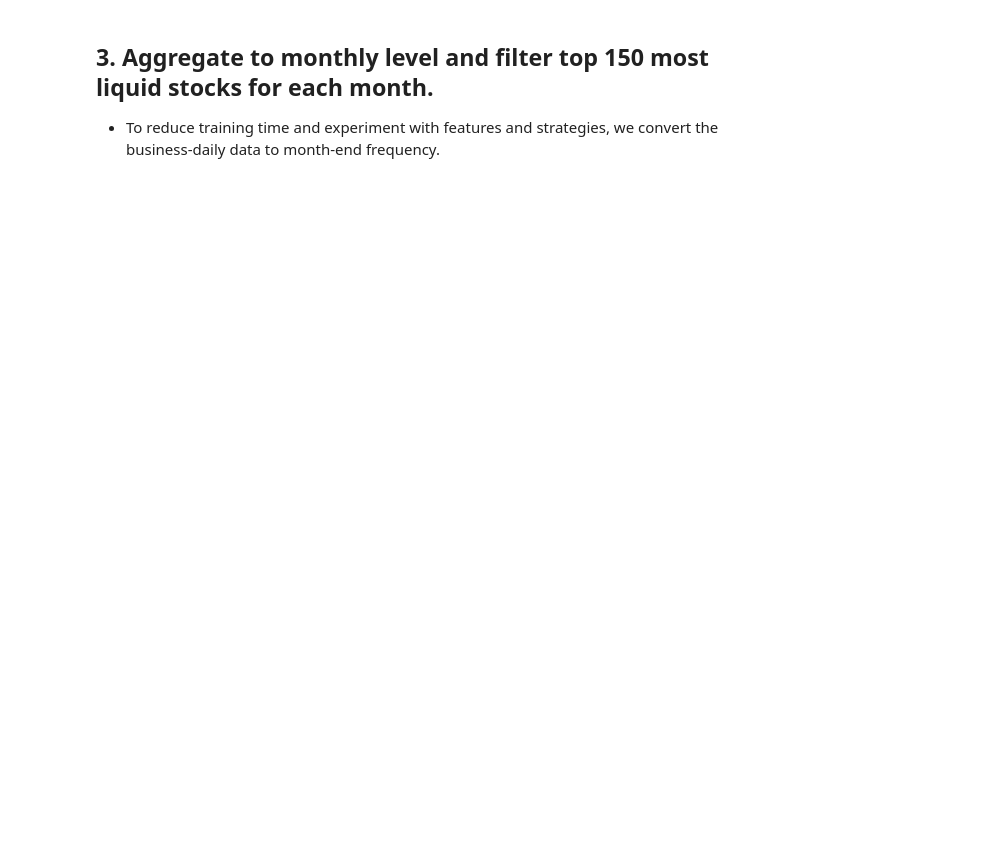
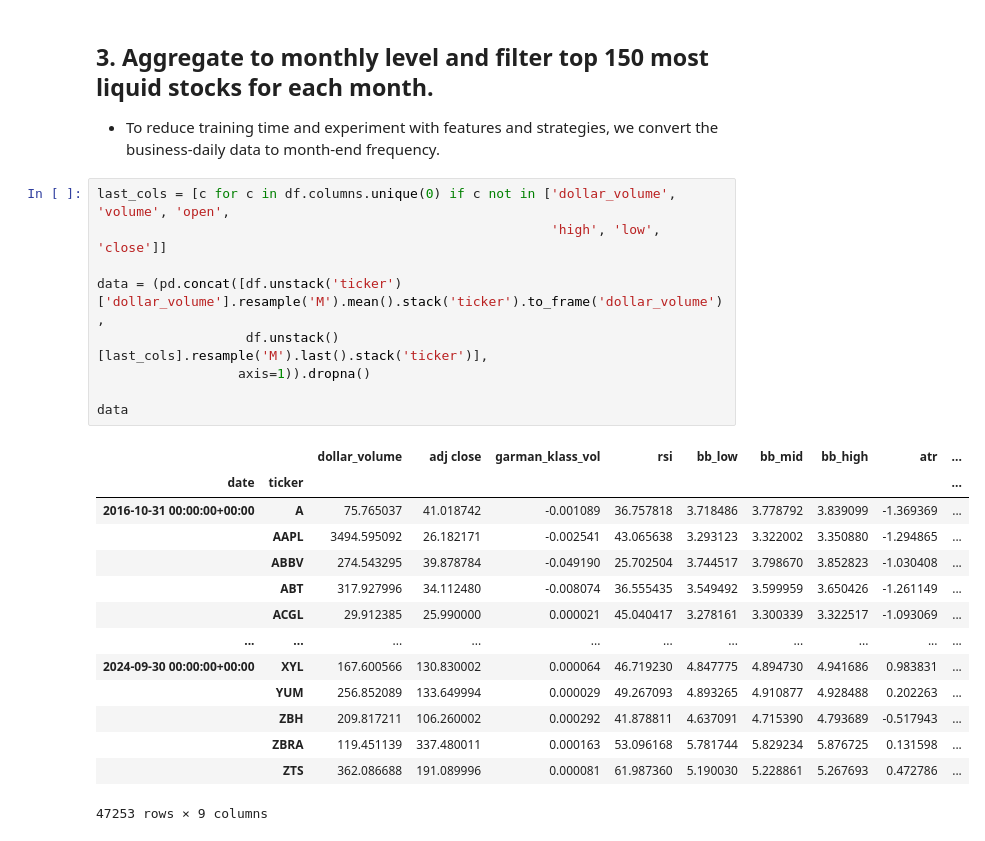
Before and after one commit to angadkhurana/ML-Algorithmic-Trading, a Jupyter notebook: ML_Quant_Strategies.ipynb, the cells around one changed output. Drawn from its saved outputs; the diff is of its cells as text; blank space fills up the shorter version.

Commit message:
Monthly aggregation for reducing granularity in data from reduced time/costs

```diff
--- a/ML_Quant_Strategies.ipynb
+++ b/ML_Quant_Strategies.ipynb
@@ -120,3 +120,27 @@ df
 ## 3. Aggregate to monthly level and filter top 150 most liquid stocks for each month.
 
 * To reduce training time and experiment with features and strategies, we convert the business-daily data to month-end frequency.
+# %%
+last_cols = [c for c in df.columns.unique(0) if c not in ['dollar_volume', 'volume', 'open',
+                                                          'high', 'low', 'close']]
+
+data = (pd.concat([df.unstack('ticker')['dollar_volume'].resample('M').mean().stack('ticker').to_frame('dollar_volume'),
+                   df.unstack()[last_cols].resample('M').last().stack('ticker')],
+                  axis=1)).dropna()
+
+data
+# %% [output]
+|  |  | dollar_volume | adj close | garman_klass_vol | rsi | bb_low | bb_mid | bb_high | atr | ... |
+| date | ticker |  |  |  |  |  |  |  |  | ... |
+| 2016-10-31 00:00:00+00:00 | A | 75.765037 | 41.018742 | -0.001089 | 36.757818 | 3.718486 | 3.778792 | 3.839099 | -1.369369 | ... |
+|  | AAPL | 3494.595092 | 26.182171 | -0.002541 | 43.065638 | 3.293123 | 3.322002 | 3.350880 | -1.294865 | ... |
+|  | ABBV | 274.543295 | 39.878784 | -0.049190 | 25.702504 | 3.744517 | 3.798670 | 3.852823 | -1.030408 | ... |
+|  | ABT | 317.927996 | 34.112480 | -0.008074 | 36.555435 | 3.549492 | 3.599959 | 3.650426 | -1.261149 | ... |
+|  | ACGL | 29.912385 | 25.990000 | 0.000021 | 45.040417 | 3.278161 | 3.300339 | 3.322517 | -1.093069 | ... |
+| ... | ... | ... | ... | ... | ... | ... | ... | ... | ... | ... |
+| 2024-09-30 00:00:00+00:00 | XYL | 167.600566 | 130.830002 | 0.000064 | 46.719230 | 4.847775 | 4.894730 | 4.941686 | 0.983831 | ... |
+|  | YUM | 256.852089 | 133.649994 | 0.000029 | 49.267093 | 4.893265 | 4.910877 | 4.928488 | 0.202263 | ... |
+|  | ZBH | 209.817211 | 106.260002 | 0.000292 | 41.878811 | 4.637091 | 4.715390 | 4.793689 | -0.517943 | ... |
+|  | ZBRA | 119.451139 | 337.480011 | 0.000163 | 53.096168 | 5.781744 | 5.829234 | 5.876725 | 0.131598 | ... |
+|  | ZTS | 362.086688 | 191.089996 | 0.000081 | 61.987360 | 5.190030 | 5.228861 | 5.267693 | 0.472786 | ... |
+47253 rows × 9 columns
```
Also changed, not shown: parts of 6 cells of this notebook.
